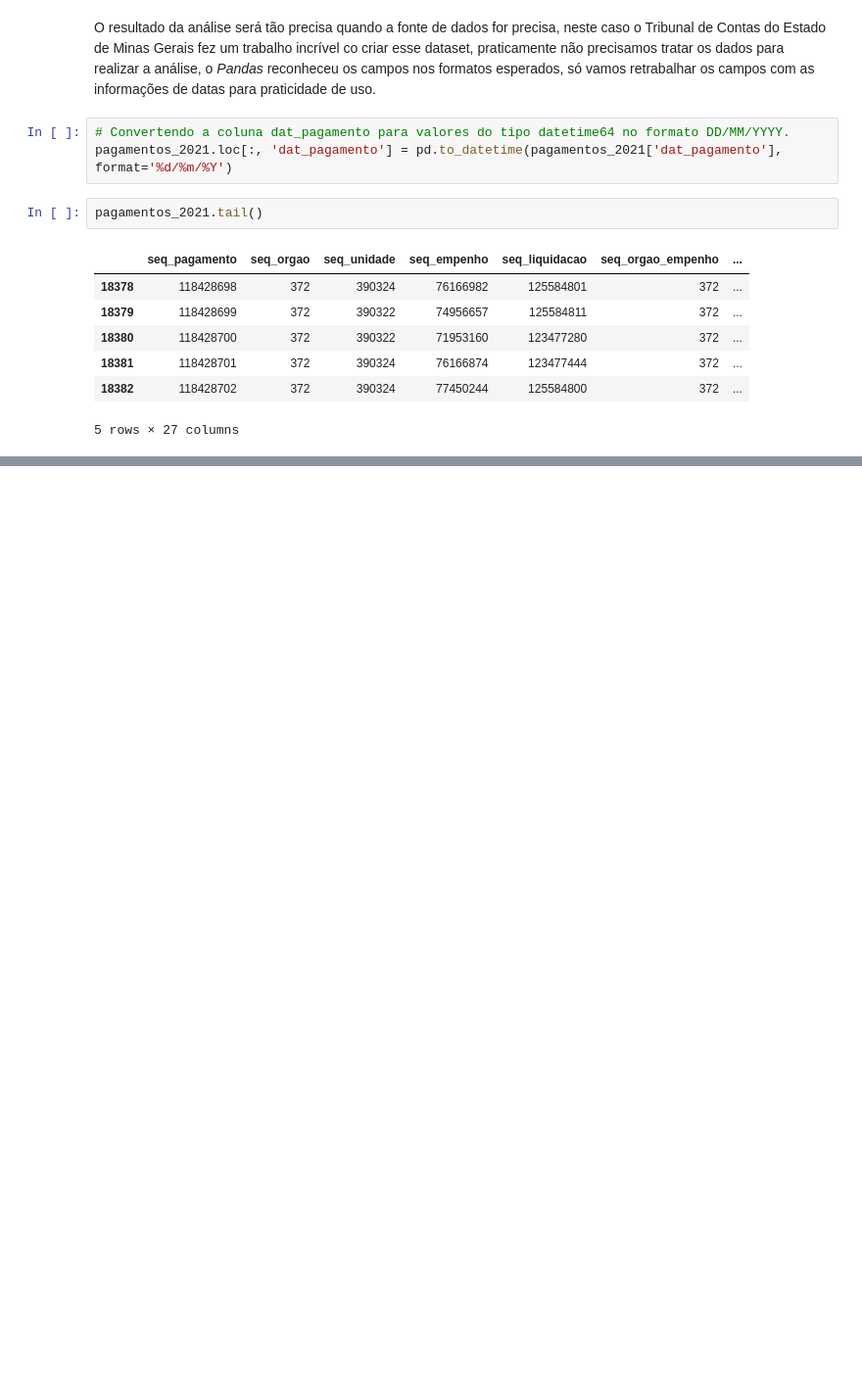
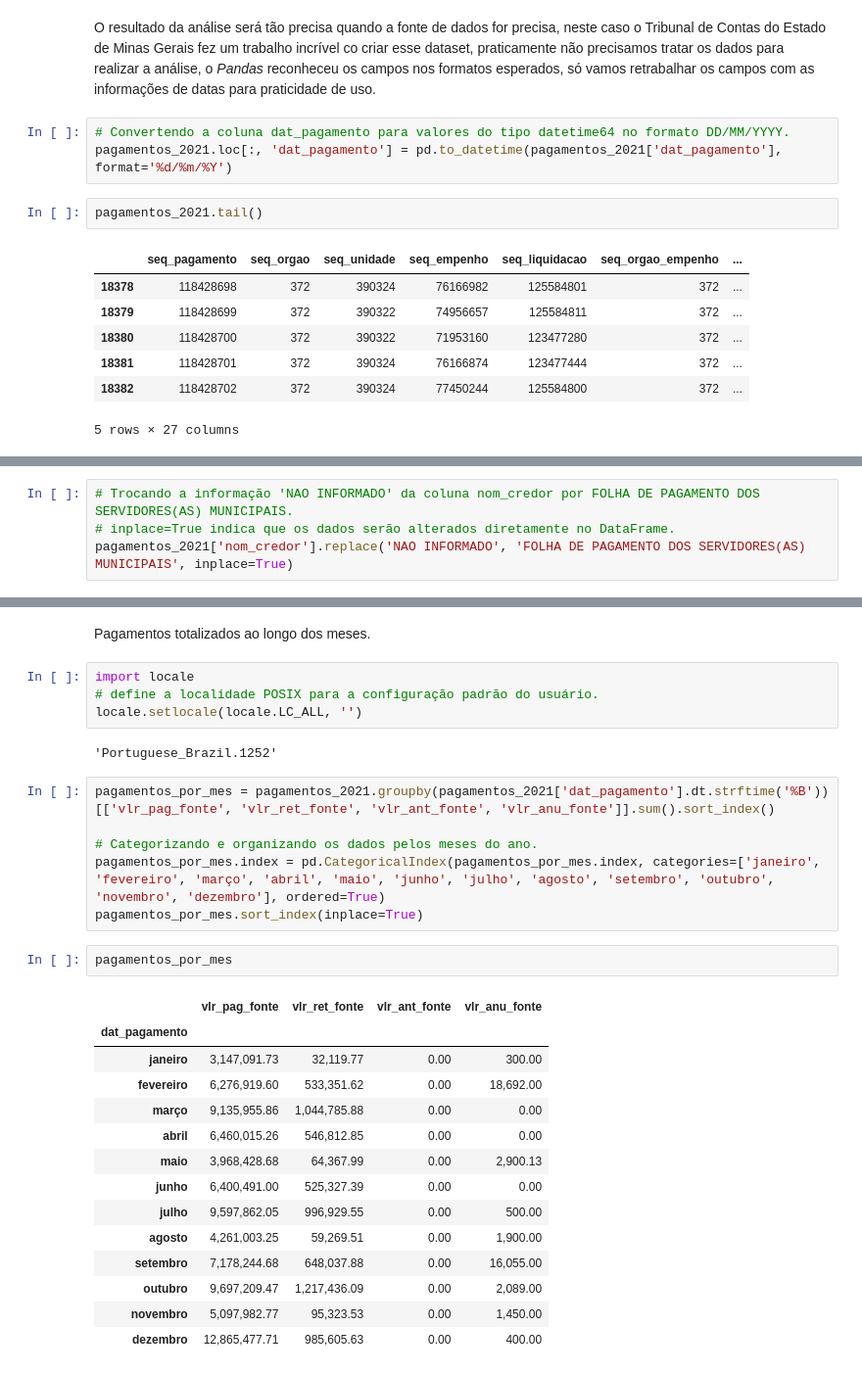
Before and after one commit to alexcamargos/GastosPublicosCapelinhaMG, a Jupyter notebook: gastos_publicos.ipynb, the cells around one changed output, grey strips where cells are left out. Shown at 98% size. Cells and saved outputs as stored; diff of their text form; blank space fills up the shorter version.

Commit message:
Data analysis

```diff
--- a/gastos_publicos.ipynb
+++ b/gastos_publicos.ipynb
@@ -503,0 +546,4 @@ pagamentos_2021.tail()
+# %%
+# Trocando a informação 'NAO INFORMADO' da coluna nom_credor por FOLHA DE PAGAMENTO DOS SERVIDORES(AS) MUNICIPAIS.
+# inplace=True indica que os dados serão alterados diretamente no DataFrame.
+pagamentos_2021['nom_credor'].replace('NAO INFORMADO', 'FOLHA DE PAGAMENTO DOS SERVIDORES(AS) MUNICIPAIS', inplace=True)
@@ -503,0 +611,31 @@ pagamentos_2021.tail()
+# %% [markdown]
+Pagamentos totalizados ao longo dos meses.
+# %%
+import locale
+# define a localidade POSIX para a configuração padrão do usuário.
+locale.setlocale(locale.LC_ALL, '')
+# %% [output]
+'Portuguese_Brazil.1252'
+# %%
+pagamentos_por_mes = pagamentos_2021.groupby(pagamentos_2021['dat_pagamento'].dt.strftime('%B'))[['vlr_pag_fonte', 'vlr_ret_fonte', 'vlr_ant_fonte', 'vlr_anu_fonte']].sum().sort_index()
+
+# Categorizando e organizando os dados pelos meses do ano.
+pagamentos_por_mes.index = pd.CategoricalIndex(pagamentos_por_mes.index, categories=['janeiro', 'fevereiro', 'março', 'abril', 'maio', 'junho', 'julho', 'agosto', 'setembro', 'outubro', 'novembro', 'dezembro'], ordered=True)
+pagamentos_por_mes.sort_index(inplace=True)
+# %%
+pagamentos_por_mes
+# %% [output]
+|  | vlr_pag_fonte | vlr_ret_fonte | vlr_ant_fonte | vlr_anu_fonte |
+| dat_pagamento |  |  |  |  |
+| janeiro | 3,147,091.73 | 32,119.77 | 0.00 | 300.00 |
+| fevereiro | 6,276,919.60 | 533,351.62 | 0.00 | 18,692.00 |
+| março | 9,135,955.86 | 1,044,785.88 | 0.00 | 0.00 |
+| abril | 6,460,015.26 | 546,812.85 | 0.00 | 0.00 |
+| maio | 3,968,428.68 | 64,367.99 | 0.00 | 2,900.13 |
+| junho | 6,400,491.00 | 525,327.39 | 0.00 | 0.00 |
+| julho | 9,597,862.05 | 996,929.55 | 0.00 | 500.00 |
+| agosto | 4,261,003.25 | 59,269.51 | 0.00 | 1,900.00 |
+| setembro | 7,178,244.68 | 648,037.88 | 0.00 | 16,055.00 |
+| outubro | 9,697,209.47 | 1,217,436.09 | 0.00 | 2,089.00 |
+| novembro | 5,097,982.77 | 95,323.53 | 0.00 | 1,450.00 |
+| dezembro | 12,865,477.71 | 985,605.63 | 0.00 | 400.00 |
```
Also changed, not shown: parts of 21 cells of this notebook.
